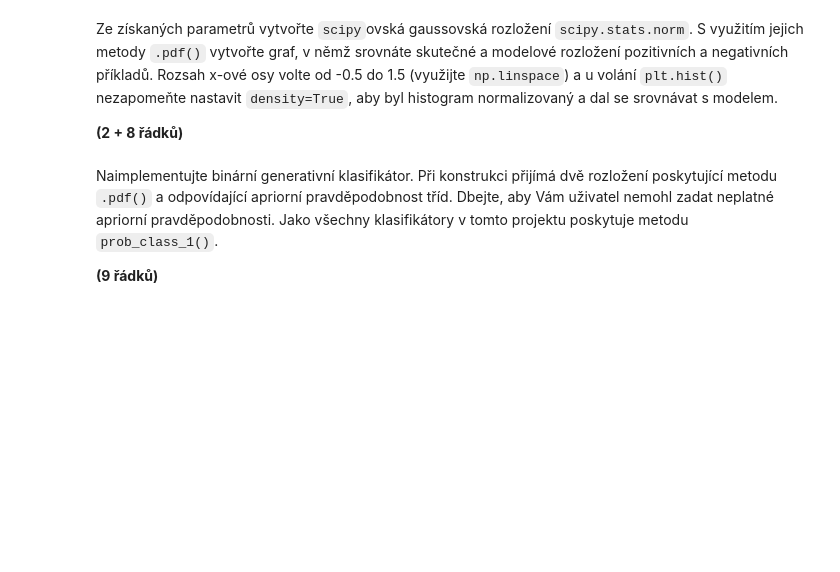
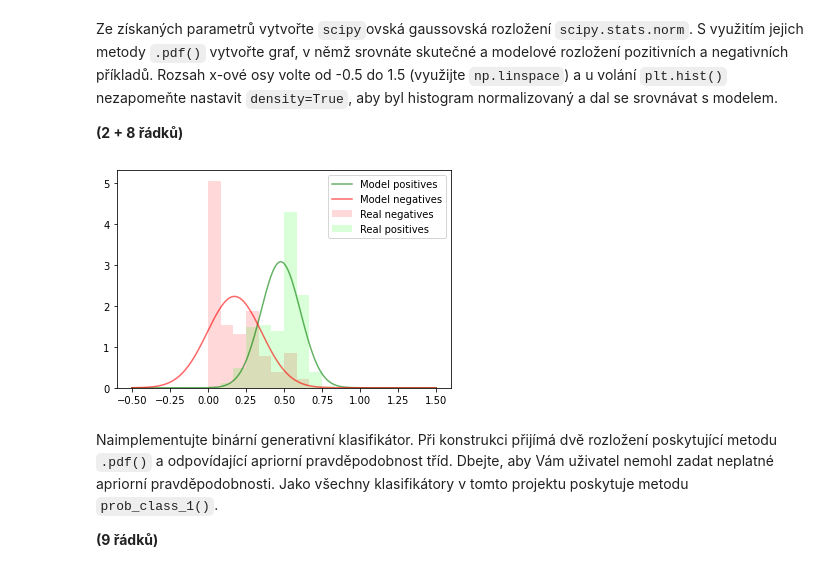
Before and after one commit to NejedlyDominik/vut-fit-SUI-project-2, a Jupyter notebook: zadani.ipynb, the cells around one changed output. Drawn from its saved outputs; the diff is of its cells as text; code cells hidden in the pictures; blank space fills up the shorter version.

```diff
--- a/zadani.ipynb
+++ b/zadani.ipynb
@@ -145,3 +139,16 @@ pass
+# %%
+rv_pos = scipy.stats.norm(mu_pos, std_pos)
+rv_neg = scipy.stats.norm(mu_neg, std_neg)
+
+fig, ax = plt.subplots()
+x = np.linspace(-0.5, 1.5, 200)
+ax.plot(x, rv_pos.pdf(x), 'g-', alpha=0.6, label='Model positive')
+ax.plot(x, rv_neg.pdf(x), 'r-', alpha=0.6, label='Model negative')
+ax.hist([train_dataset.pos[:, FOI], train_dataset.neg[:, FOI]], color=['lime', 'red'], alpha=0.15, label=['Real positive', 'Real negative'], histtype='stepfilled', density=True)
+ax.legend()
+plt.show()
+# %% [output]
+[figure, added]
 # %% [markdown]
 Naimplementujte binární generativní klasifikátor.
 Při konstrukci přijímá dvě rozložení poskytující metodu `.pdf()` a odpovídající apriorní pravděpodobnost tříd.
```
Also changed, not shown: parts of 2 cells of this notebook.
